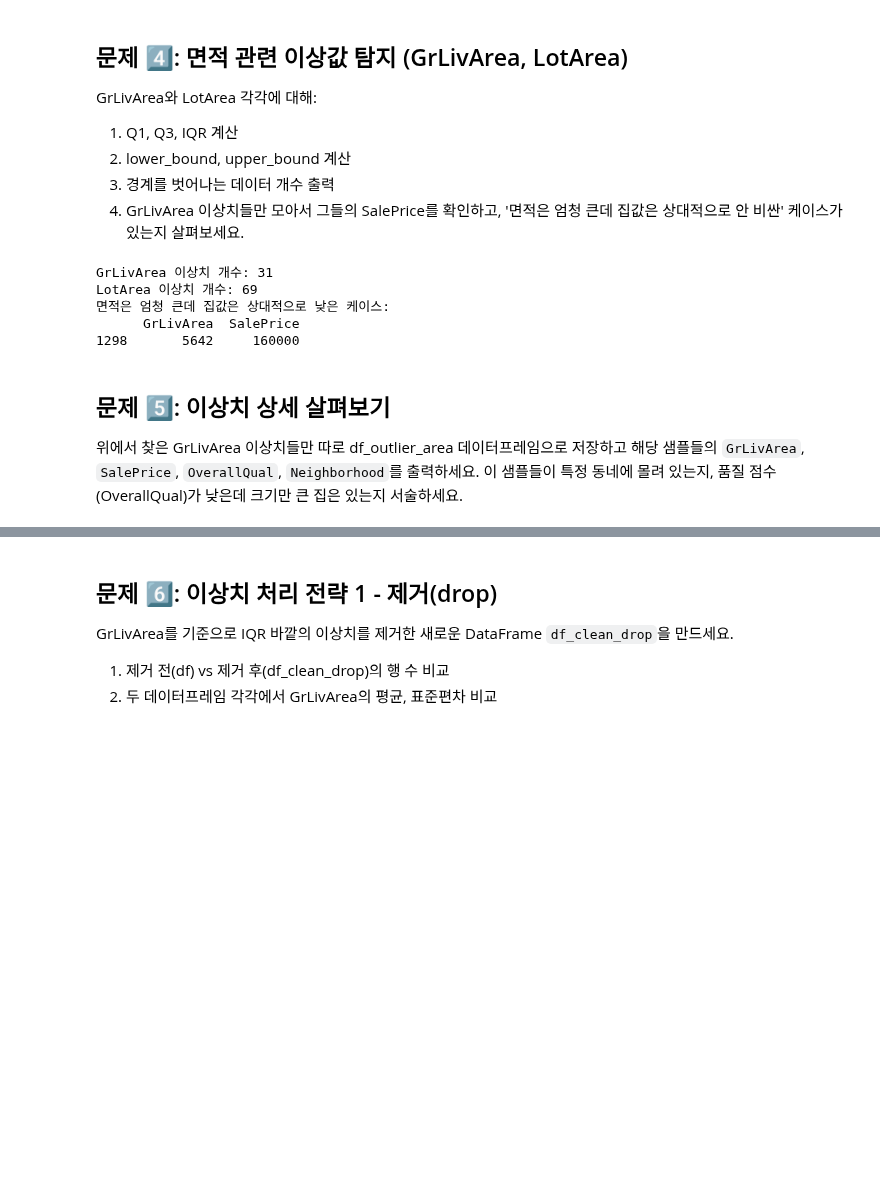
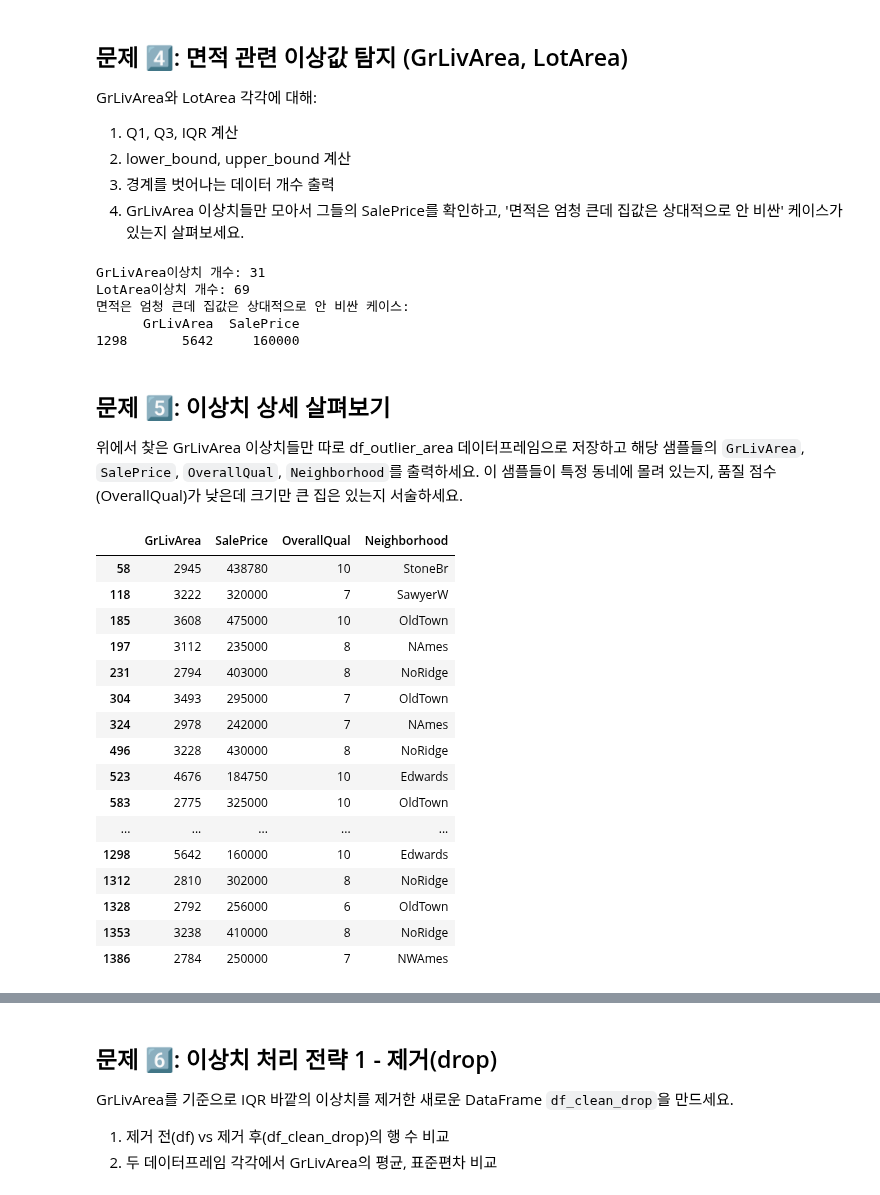
Before and after one commit to seojeong-e/fintech3, a Jupyter notebook: 06machine_learning/06_02데이터척도_이상값탐지및처리_연습문제.ipynb, the cells around one changed output, grey strips where cells are left out. Drawn from its saved outputs; the diff is of its cells as text; code cells hidden in the pictures; blank space fills up the shorter version.

```diff
--- a/06machine_learning/06_02데이터척도_이상값탐지및처리_연습문제.ipynb
+++ b/06machine_learning/06_02데이터척도_이상값탐지및처리_연습문제.ipynb
@@ -166,12 +166,12 @@ lot_outliers, lot_lower, lot_upper = find_outliers_iqr(df, 'LotArea')
 median_price = df['SalePrice'].median()
 unusual_cases = gr_outliers[(gr_outliers['GrLivArea'] > gr_upper) & (gr_outliers['SalePrice'] < median_price)]
 
-print("면적은 엄청 큰데 집값은 상대적으로 낮은 케이스:")
+print("면적은 엄청 큰데 집값은 상대적으로 안 비싼 케이스:")
 print(unusual_cases[['GrLivArea', 'SalePrice']])
 # %% [output]
-GrLivArea 이상치 개수: 31
-LotArea 이상치 개수: 69
-면적은 엄청 큰데 집값은 상대적으로 낮은 케이스:
+GrLivArea이상치 개수: 31
+LotArea이상치 개수: 69
+면적은 엄청 큰데 집값은 상대적으로 안 비싼 케이스:
       GrLivArea  SalePrice
 1298       5642     160000
 # %% [markdown]
@@ -182,3 +182,23 @@ LotArea 이상치 개수: 69
 # %%
 # TODO:
 # df_outlier_area를 만들고 주요 컬럼만 출력하여 특징을 관찰하세요.
+df_outlier_area = gr_outliers[['GrLivArea','SalePrice','OverallQual','Neighborhood']]
+df_outlier_area
+# %% [output]
+|  | GrLivArea | SalePrice | OverallQual | Neighborhood |
+| 58 | 2945 | 438780 | 10 | StoneBr |
+| 118 | 3222 | 320000 | 7 | SawyerW |
+| 185 | 3608 | 475000 | 10 | OldTown |
+| 197 | 3112 | 235000 | 8 | NAmes |
+| 231 | 2794 | 403000 | 8 | NoRidge |
+| 304 | 3493 | 295000 | 7 | OldTown |
+| 324 | 2978 | 242000 | 7 | NAmes |
+| 496 | 3228 | 430000 | 8 | NoRidge |
+| 523 | 4676 | 184750 | 10 | Edwards |
+| 583 | 2775 | 325000 | 10 | OldTown |
+| ... | ... | ... | ... | ... |
+| 1298 | 5642 | 160000 | 10 | Edwards |
+| 1312 | 2810 | 302000 | 8 | NoRidge |
+| 1328 | 2792 | 256000 | 6 | OldTown |
+| 1353 | 3238 | 410000 | 8 | NoRidge |
+| 1386 | 2784 | 250000 | 7 | NWAmes |
```
Also changed, not shown: parts of 15 cells of this notebook, 3 other files.
